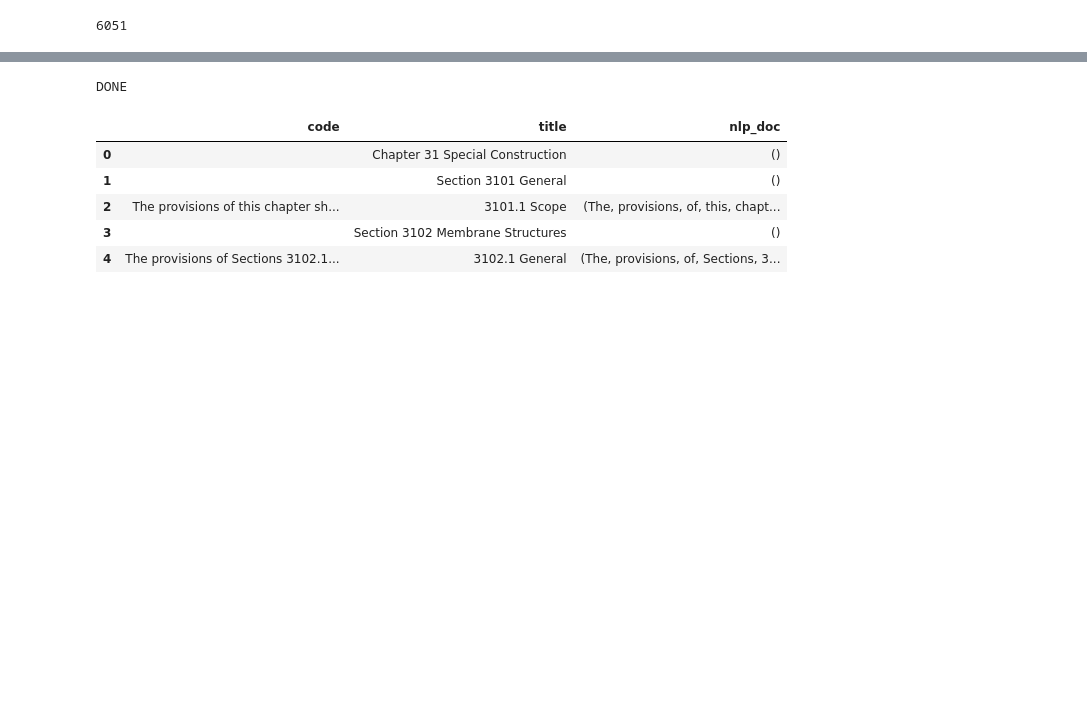
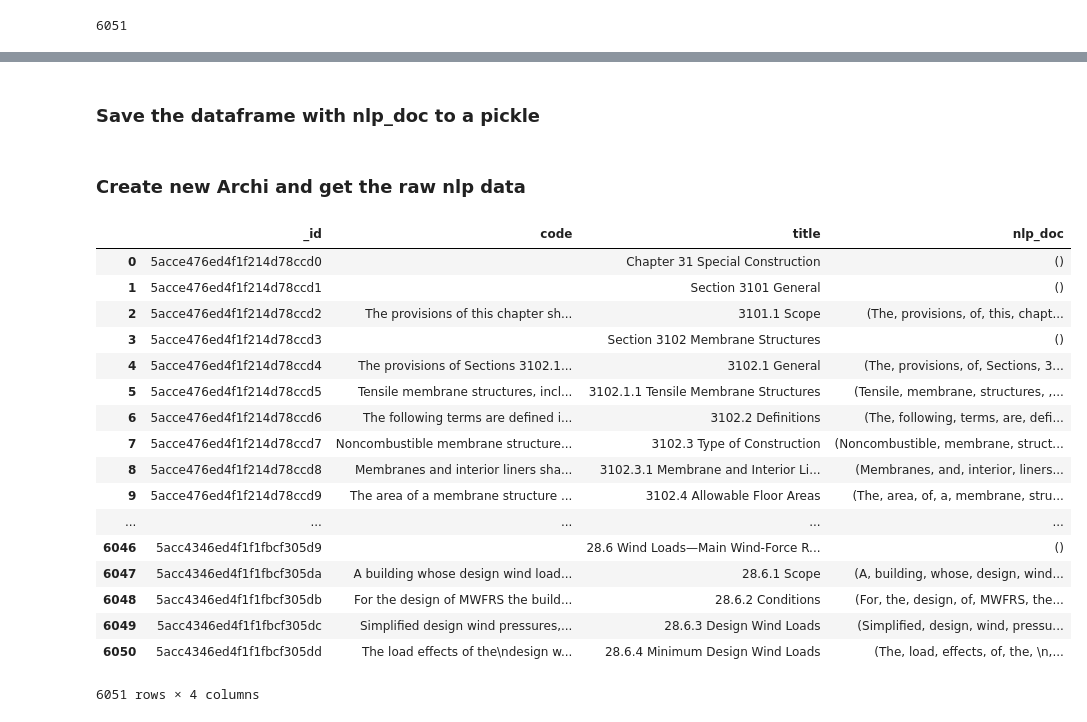
Before and after one commit to mnguyenngo/archi, a Jupyter notebook: notebooks/test_archi.ipynb, the cells around one changed output, grey strips where cells are left out. Drawn from its saved outputs; the diff is of its cells as text; code cells hidden in the pictures; blank space fills up the shorter version.

```diff
--- a/notebooks/test_archi.ipynb
+++ b/notebooks/test_archi.ipynb
@@ -18,0 +47,2 @@ archi.trained_data
+# %% [markdown]
+### Save the dataframe with nlp_doc to a pickle
@@ -18,0 +51,4 @@ archi.trained_data
+# %% [markdown]
+### Create new Archi and get the raw nlp data
+# %%
+archi = Archi('en')
@@ -19,15 +57,21 @@ archi.trained_data
 # %%
-archi.fit_nlp()
+archi.raw_nlp_data
+# %% [output]
+|  | _id | code | title | nlp_doc |
+| 0 | 5acce476ed4f1f214d78ccd0 |  | Chapter 31 Special Construction | () |
+| 1 | 5acce476ed4f1f214d78ccd1 |  | Section 3101 General | () |
+| 2 | 5acce476ed4f1f214d78ccd2 | The provisions of this chapter sh... | 3101.1 Scope | (The, provisions, of, this, chapt... |
+| 3 | 5acce476ed4f1f214d78ccd3 |  | Section 3102 Membrane Structures | () |
+| 4 | 5acce476ed4f1f214d78ccd4 | The provisions of Sections 3102.1... | 3102.1 General | (The, provisions, of, Sections, 3... |
+| 5 | 5acce476ed4f1f214d78ccd5 | Tensile membrane structures, incl... | 3102.1.1 Tensile Membrane Structures | (Tensile, membrane, structures, ,... |
+| 6 | 5acce476ed4f1f214d78ccd6 | The following terms are defined i... | 3102.2 Definitions | (The, following, terms, are, defi... |
+| 7 | 5acce476ed4f1f214d78ccd7 | Noncombustible membrane structure... | 3102.3 Type of Construction | (Noncombustible, membrane, struct... |
+| 8 | 5acce476ed4f1f214d78ccd8 | Membranes and interior liners sha... | 3102.3.1 Membrane and Interior Li... | (Membranes, and, interior, liners... |
+| 9 | 5acce476ed4f1f214d78ccd9 | The area of a membrane structure ... | 3102.4 Allowable Floor Areas | (The, area, of, a, membrane, stru... |
+| ... | ... | ... | ... | ... |
+| 6046 | 5acc4346ed4f1f1fbcf305d9 |  | 28.6 Wind Loads—Main Wind-Force R... | () |
+| 6047 | 5acc4346ed4f1f1fbcf305da | A building whose design wind load... | 28.6.1 Scope | (A, building, whose, design, wind... |
+| 6048 | 5acc4346ed4f1f1fbcf305db | For the design of MWFRS the build... | 28.6.2 Conditions | (For, the, design, of, MWFRS, the... |
+| 6049 | 5acc4346ed4f1f1fbcf305dc | Simplified design wind pressures,... | 28.6.3 Design Wind Loads | (Simplified, design, wind, pressu... |
+| 6050 | 5acc4346ed4f1f1fbcf305dd | The load effects of the\ndesign w... | 28.6.4 Minimum Design Wind Loads | (The, load, effects, of, the, \n,... |
+6051 rows × 4 columns
-# %%
-print('DONE')
-# %% [output]
-DONE
-# %%
-archi.trained_data.head()
-# %% [output]
-|  | code | title | nlp_doc |
-| 0 |  | Chapter 31 Special Construction | () |
-| 1 |  | Section 3101 General | () |
-| 2 | The provisions of this chapter sh... | 3101.1 Scope | (The, provisions, of, this, chapt... |
-| 3 |  | Section 3102 Membrane Structures | () |
-| 4 | The provisions of Sections 3102.1... | 3102.1 General | (The, provisions, of, Sections, 3... |
```
Also changed, not shown: parts of 10 cells of this notebook, 4 other files.
